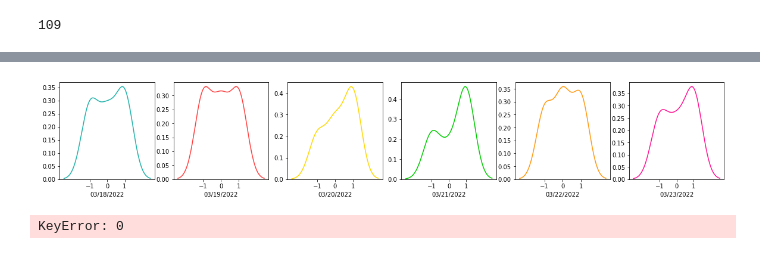
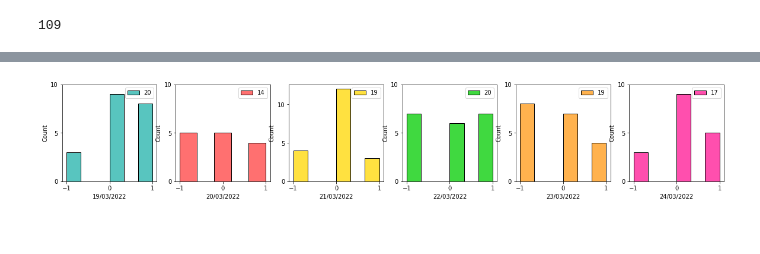
Before and after one commit to GSChacon/thermofeeler, a Jupyter notebook: notebooks/lau-fst_twitter_api.ipynb, the cells around one changed output, grey strips where cells are left out. Saved outputs shown, nothing was run; the diff lists cells and outputs as text; code cells hidden in the pictures.

```diff
--- a/notebooks/lau-fst_twitter_api.ipynb
+++ b/notebooks/lau-fst_twitter_api.ipynb
@@ -116,20 +101,24 @@ preproc_tweets[0]
 #    print(tweet)
 # %%
 from datetime import datetime, timedelta
-tweets_search = []
-now = datetime.now() + timedelta(hours=3)
-start_time = now - timedelta(days=7)
-end_time = now - timedelta(days=6)
+def tweet_week(query):
+    tweets_search = []
+    now = datetime.now() + timedelta(hours=3)
+    start_time = now - timedelta(days=7)
+    end_time = now - timedelta(days=6)
 
-for loop in range(6):
-    tweets = client.search_recent_tweets(query=query,
-                                     start_time=start_time,
-                                     end_time=end_time,
-                                     tweet_fields=['author_id','created_at','source','entities'],
-                                     max_results=20)
-    tweets_search.append(tweets)
-    start_time += timedelta(days=1)
-    end_time += timedelta(days=1)
+    for loop in range(6):
+        tweets = client.search_recent_tweets(query=query,
+                                         start_time=start_time,
+                                         end_time=end_time,
+                                         tweet_fields=['author_id','created_at','source','entities'],
+                                         max_results=20)
+        tweets_search.append(tweets)
+        start_time += timedelta(days=1)
+        end_time += timedelta(days=1)
+    return tweets_search
+# %%
+tweets_search = tweet_week(query)
 # %%
 tweets_ = [[],[],[],[],[]]
 for tweets in tweets_search:
@@ -173,5 +162,5 @@ L = L.tolist()
 import seaborn as sns
 # %%
 df = pd.DataFrame(tweets_[2],L).reset_index()
-df['date'] = df[0].dt.strftime("%m/%d/%Y")
+df['date'] = df[0].dt.strftime("%d/%m/%Y")
 df = df.drop(columns=[0])
@@ -178,13 +183,14 @@ df = df.drop(columns=[0])
 # %%
 colors = ["#20B2AA","#FF4040","#FFD700","#00CD00","#FF9912", "#FF1493"]
 
 plt.figure(figsize=(20,3))
-for i,date,color in zip(range(7), df.date.unique(),colors):
+for i,date,color in zip(range(7), sorted(df.date.unique()),colors):
     plt.subplot(1,6,i+1)
     sentiment_day = df[df['date'] == date]['index']
-    sns.kdeplot(sentiment_day, color=color)
+    sns.histplot(sentiment_day, color=color, label=df.date.value_counts()[date])
     plt.xticks([-1,0,1])
-    plt.ylabel('')
-    plt.xlabel(date);
+    plt.yticks([0,5,10])
+    plt.xlabel(date)
+    plt.legend();
 # %% [output]
-[figure, old version]
+[figure, new version]
@@ -193,4 +196,0 @@ import datetime
-# %%
-df['date'] = df['date_time_column'].dt.date
-# %% [output]
-KeyError: 0
```
Also changed, not shown: parts of 17 cells of this notebook, 4 other files.
